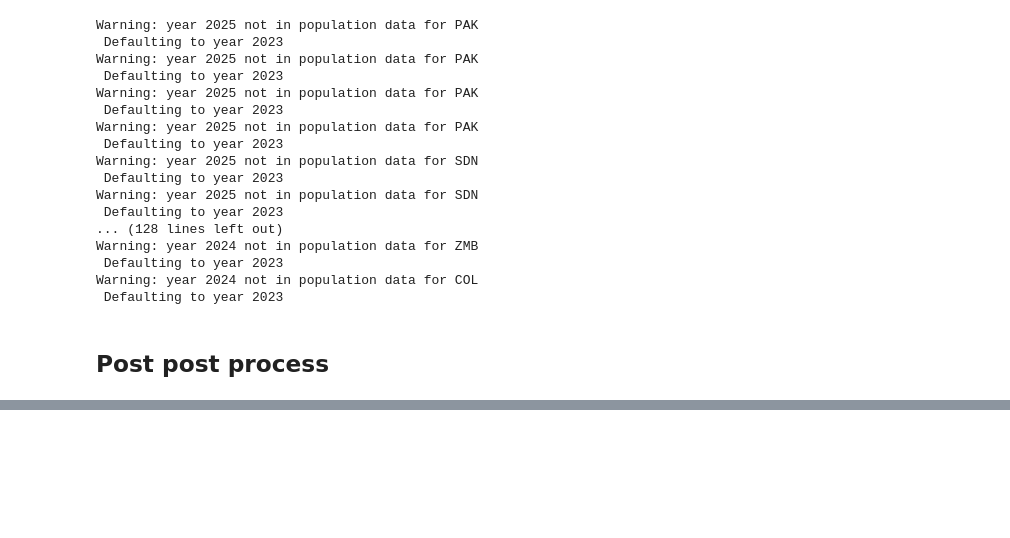
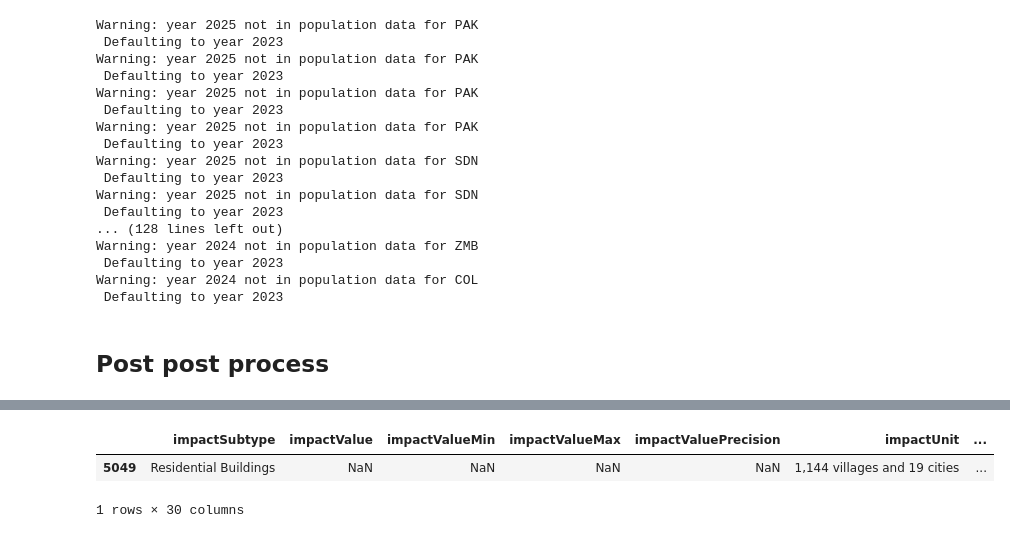
Before and after one commit to luseverin/ROUGE_database, a Jupyter notebook: notebooks/data_post_process.ipynb, the cells around one changed output, grey strips where cells are left out. Drawn from its saved outputs; the diff is of its cells as text; code cells hidden in the pictures; blank space fills up the shorter version.

```diff
--- a/notebooks/data_post_process.ipynb
+++ b/notebooks/data_post_process.ipynb
@@ -360,0 +329,3 @@ response_df_geo = response_df_geo.apply(merge_impact_subtypes, impact_kw_reclass
+# %%
+res_savename_raw = "all_appeals_unique_1-333_meta-llama_llama-4-scout-17b-16e-instruct_v281025"
+response_df_raw = pd.read_csv(DATA_OUT_LLMS / (res_savename_raw + ".csv"))
@@ -360,0 +348,6 @@ response_df_geo = response_df_geo.apply(merge_impact_subtypes, impact_kw_reclass
+# %%
+response_df_raw[response_df_raw["impactUnit"] == "1,144 villages and 19 cities"]
+# %% [output]
+|  | impactSubtype | impactValue | impactValueMin | impactValueMax | impactValuePrecision | impactUnit | ... |
+| 5049 | Residential Buildings | NaN | NaN | NaN | NaN | 1,144 villages and 19 cities | ... |
+1 rows × 30 columns
```
Also changed, not shown: parts of 16 cells of this notebook.
